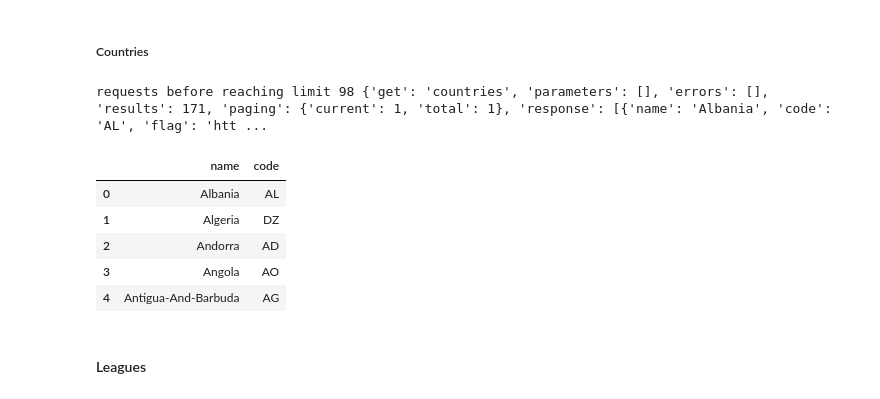
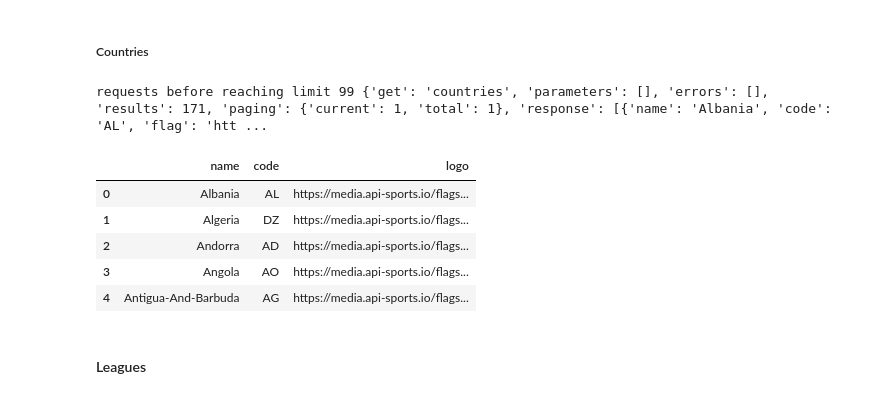
Before and after one commit to MOlowski/Sports-Events-Predictions, a Jupyter notebook: countries_leagues_seasons.ipynb, the cells around one changed output. Saved outputs shown, nothing was run; the diff lists cells and outputs as text; code cells hidden in the pictures.

```diff
--- a/countries_leagues_seasons.ipynb
+++ b/countries_leagues_seasons.ipynb
@@ -3,7 +3,7 @@ import requests
 import json
 import pandas as pd
 
-url = "https://v3.football.api-sports.io/"
+URL = "https://v3.football.api-sports.io/"
 endpoints = ["countries"]
 
 headers = {
@@ -36,16 +36,16 @@ endpoint = 'countries'
 params = {}
 response = api_req(endpoint,params)
 # %% [output]
-requests before reaching limit 98 {'get': 'countries', 'parameters': [], 'errors': [], 'results': 171, 'paging': {'current': 1, 'total': 1}, 'response': [{'name': 'Albania', 'code': 'AL', 'flag': 'htt ...
+requests before reaching limit 99 {'get': 'countries', 'parameters': [], 'errors': [], 'results': 171, 'paging': {'current': 1, 'total': 1}, 'response': [{'name': 'Albania', 'code': 'AL', 'flag': 'htt ...
 # %%
-countries = pd.DataFrame(columns=['name', 'code'])
+countries = pd.DataFrame(columns=['name', 'code', 'logo'])
 for country in response['response']:
-    countries.loc[len(countries)] = {'name': country['name'], 'code': country['code']}
+    countries.loc[len(countries)] = {'name': country['name'], 'code': country['code'], 'logo': country['flag']}
 countries.head()
 # %% [output]
-|  | name | code |
-| 0 | Albania | AL |
-| 1 | Algeria | DZ |
-| 2 | Andorra | AD |
-| 3 | Angola | AO |
-| 4 | Antigua-And-Barbuda | AG |
+|  | name | code | logo |
+| 0 | Albania | AL | https://media.api-sports.io/flags... |
+| 1 | Algeria | DZ | https://media.api-sports.io/flags... |
+| 2 | Andorra | AD | https://media.api-sports.io/flags... |
+| 3 | Angola | AO | https://media.api-sports.io/flags... |
+| 4 | Antigua-And-Barbuda | AG | https://media.api-sports.io/flags... |
```
Also changed, not shown: parts of 4 cells of this notebook, 21 other files.
